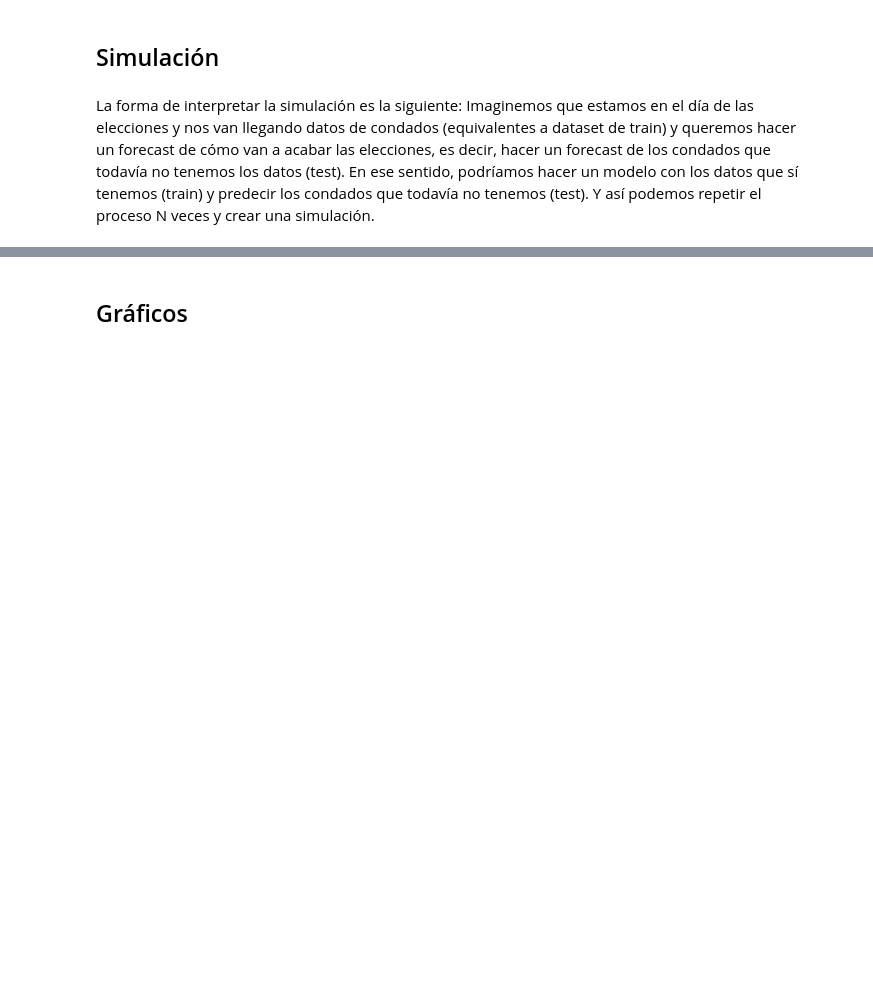
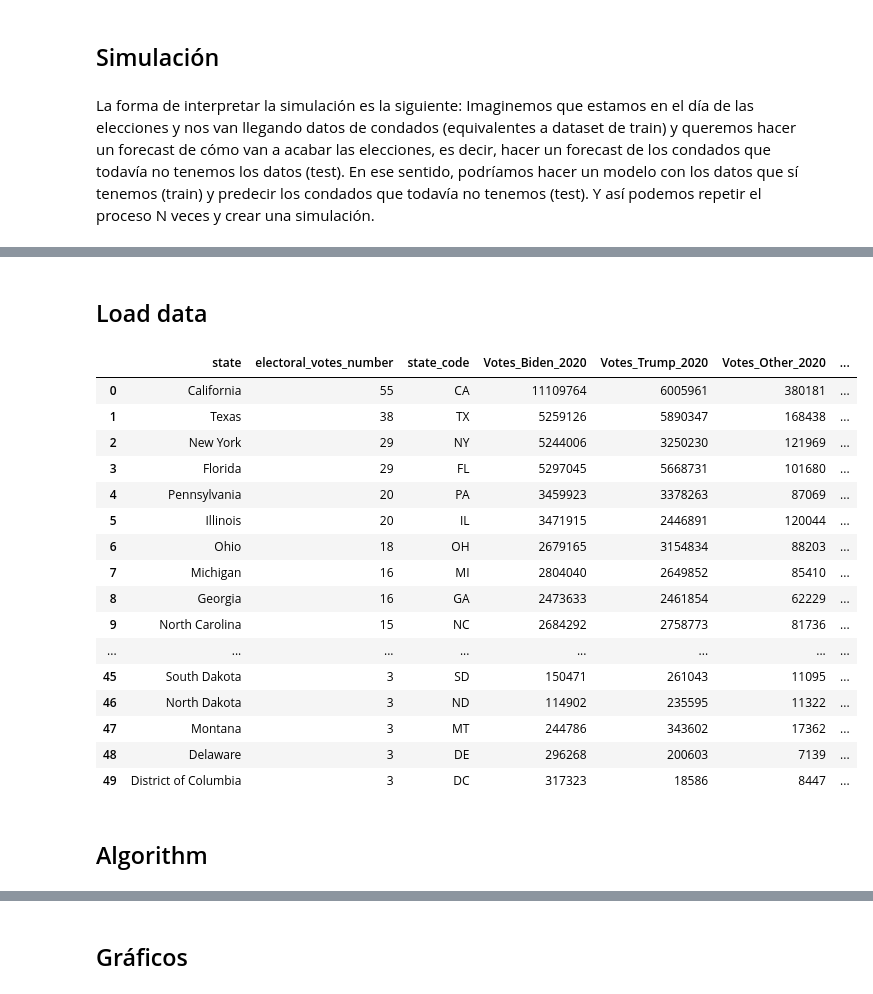
Before and after one commit to jorgegarcelan/elections_usa_2020, a Jupyter notebook: simulation.ipynb, the cells around one changed output, grey strips where cells are left out. Drawn from its saved outputs; the diff is of its cells as text; code cells hidden in the pictures; blank space fills up the shorter version.

```diff
--- a/simulation.ipynb
+++ b/simulation.ipynb
@@ -17,6 +19,8 @@ import plotly.graph_objects as go
 import seaborn as sns
 import matplotlib.pyplot as plt
 from scipy.stats import gaussian_kde
+# %% [markdown]
+## Load data
 # %%
 def load_seats_data(path, state_to_code):
     # Cargar datos
@@ -65,0 +67,70 @@ print(f"Hola, {user_input}")
+# %%
+# Cargar datos electorales reales
+df_actual = pd.DataFrame({'Votes_Biden_2020': data['Biden_2020'],
+                            'Votes_Trump_2020': data['Total_2020'] - data['Biden_2020'] - data['Other_2020'],
+                            'Votes_Other_2020': data['Other_2020'],
+                            'Votes_Total_2020': data['Total_2020'],
+                            'state': state_names,
+                            'county': county_names,
+                            'fips': fips_codes})
+df_actual_state = df_actual.groupby('state').agg(Votes_Biden_2020=('Votes_Biden_2020', 'sum'),
+                                                    Votes_Trump_2020=('Votes_Trump_2020', 'sum'),
+                                                    Votes_Other_2020=('Votes_Other_2020', 'sum'),
+                                                    Votes_Total_2020=('Votes_Total_2020', 'sum'))
+
+df_actual_state["Perc_Biden_2020"] = df_actual_state["Votes_Biden_2020"] / df_actual_state["Votes_Total_2020"]
+df_actual_state["Perc_Trump_2020"] = df_actual_state["Votes_Trump_2020"] / df_actual_state["Votes_Total_2020"]
+
+# Añadir la columna "Winner_2020" basado en los porcentajes predichos de Biden y Trump
+df_actual_state['Winner_2020'] = np.where(df_actual_state['Perc_Biden_2020'] < df_actual_state['Perc_Trump_2020'], 'Trump', 'Biden')
+
+
+full_df_actual_state = pd.merge(seats_data, df_actual_state, how='inner', on=["state"])
+
+
+
+# Añadir diferencia entre Biden y Trump
+full_df_actual_state['Difference'] = (full_df_actual_state['Perc_Biden_2020'] - full_df_actual_state['Perc_Trump_2020']) * 100
+
+
+# Definir las condiciones y los valores a asignar
+conditions = [
+    full_df_actual_state["Difference"] > 10,
+    full_df_actual_state["Difference"].between(2.5, 10),
+    full_df_actual_state["Difference"].between(-2.5, 2.5),
+    full_df_actual_state["Difference"].between(-10, -2.5),
+    full_df_actual_state["Difference"] < -10
+]
+
+choices = [
+    "Safe Biden",
+    "Likely Biden",
+    "Toss-Up",
+    "Likely Trump",
+    "Safe Trump"
+]
+
+# Usar np.select para asignar el "Status" basado en las condiciones, con un valor por defecto "Unknown"
+full_df_actual_state["Status"] = np.select(conditions, choices, default="Unknown")
+
+full_df_actual_state
+# %% [output]
+|  | state | electoral_votes_number | state_code | Votes_Biden_2020 | Votes_Trump_2020 | Votes_Other_2020 | ... |
+| 0 | California | 55 | CA | 11109764 | 6005961 | 380181 | ... |
+| 1 | Texas | 38 | TX | 5259126 | 5890347 | 168438 | ... |
+| 2 | New York | 29 | NY | 5244006 | 3250230 | 121969 | ... |
+| 3 | Florida | 29 | FL | 5297045 | 5668731 | 101680 | ... |
+| 4 | Pennsylvania | 20 | PA | 3459923 | 3378263 | 87069 | ... |
+| 5 | Illinois | 20 | IL | 3471915 | 2446891 | 120044 | ... |
+| 6 | Ohio | 18 | OH | 2679165 | 3154834 | 88203 | ... |
+| 7 | Michigan | 16 | MI | 2804040 | 2649852 | 85410 | ... |
+| 8 | Georgia | 16 | GA | 2473633 | 2461854 | 62229 | ... |
+| 9 | North Carolina | 15 | NC | 2684292 | 2758773 | 81736 | ... |
+| ... | ... | ... | ... | ... | ... | ... | ... |
+| 45 | South Dakota | 3 | SD | 150471 | 261043 | 11095 | ... |
+| 46 | North Dakota | 3 | ND | 114902 | 235595 | 11322 | ... |
+| 47 | Montana | 3 | MT | 244786 | 343602 | 17362 | ... |
+| 48 | Delaware | 3 | DE | 296268 | 200603 | 7139 | ... |
+| 49 | District of Columbia | 3 | DC | 317323 | 18586 | 8447 | ... |
+# %% [markdown]
+## Algorithm
```
Also changed, not shown: parts of 13 cells of this notebook, 2 other files.
